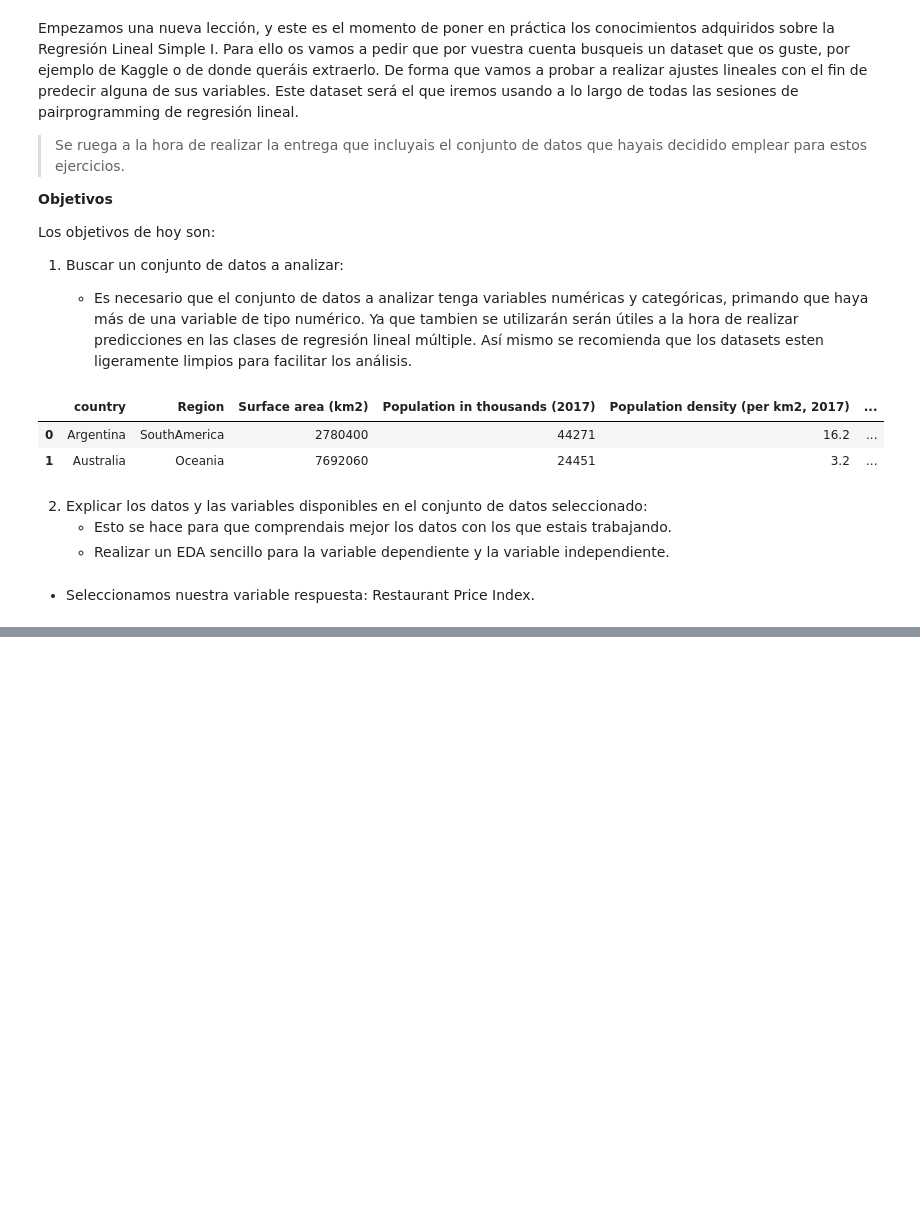
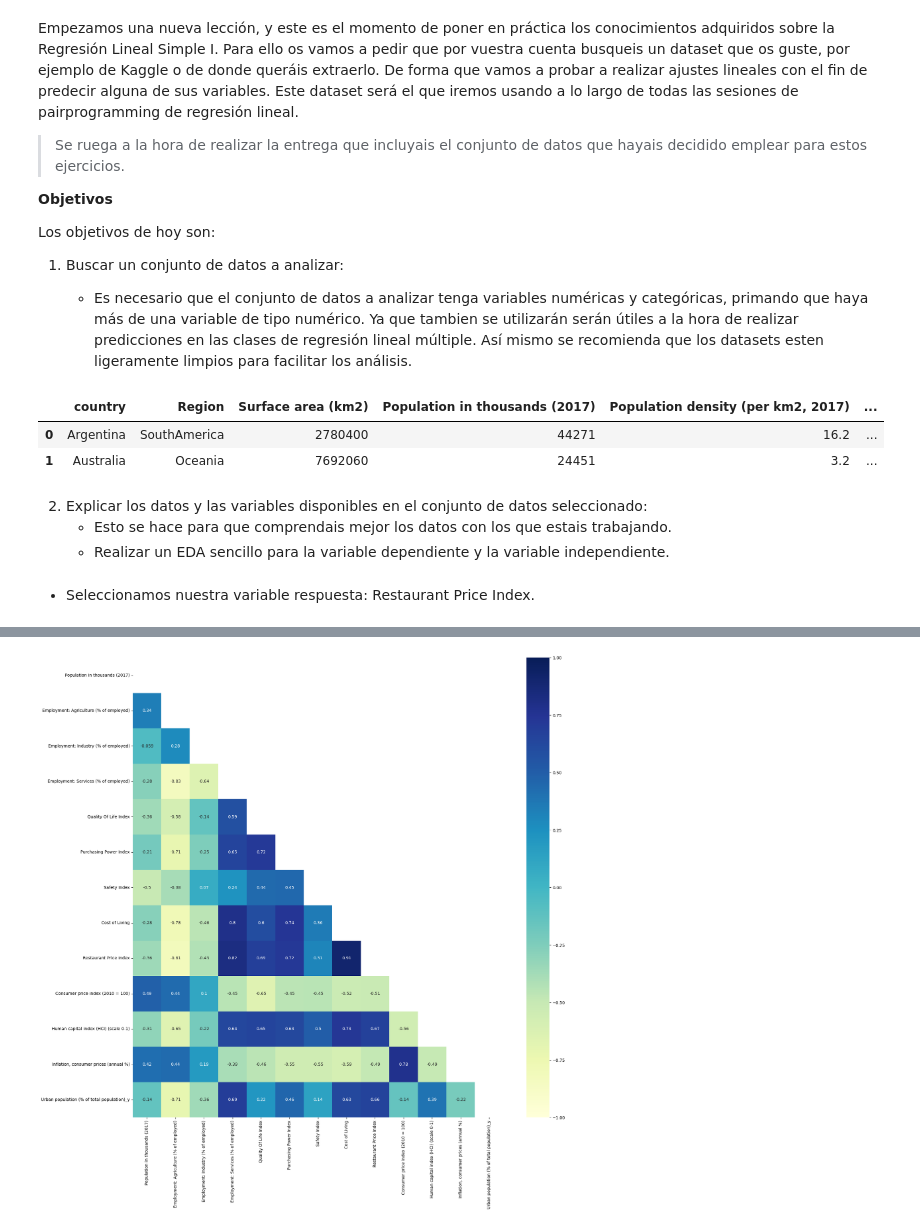
Before and after one commit to Adalab/promo-d-da-modulo3-sprint1-laura-maitane, a Jupyter notebook: regresion-lineal/reg-lin-1-machine-learning-intro.ipynb, the cells around one changed output, grey strips where cells are left out. Cells and saved outputs as stored; diff of their text form; code cells hidden in the pictures; blank space fills up the shorter version.

```diff
--- a/regresion-lineal/reg-lin-1-machine-learning-intro.ipynb
+++ b/regresion-lineal/reg-lin-1-machine-learning-intro.ipynb
@@ -82,3 +92,15 @@ sns.heatmap(df_country_num.corr(),
+# %%
+# sacamos el heatmap
+mask = np.triu(np.ones_like(correl, dtype = np.bool_))
+
+sns.heatmap(correl,
+           cmap = "YlGnBu",
+            mask = mask,
+           annot = True,
+           vmin= -1,
+           vmax= 1);
+# %% [output]
+[figure, added]
 # %%
 def explorar_df(dataframe, nombre = ''):
     """Esta función realiza la exploración inicial de un dataframe dado:
```
Also changed, not shown: parts of 10 cells of this notebook, 6 other files.
